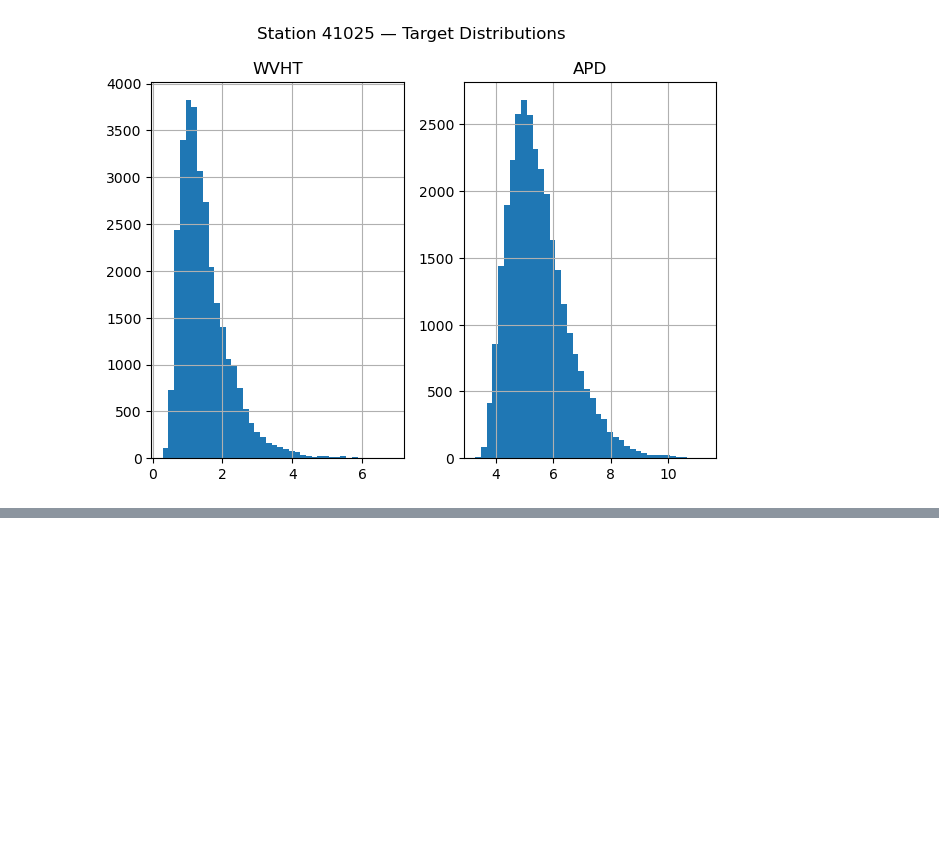
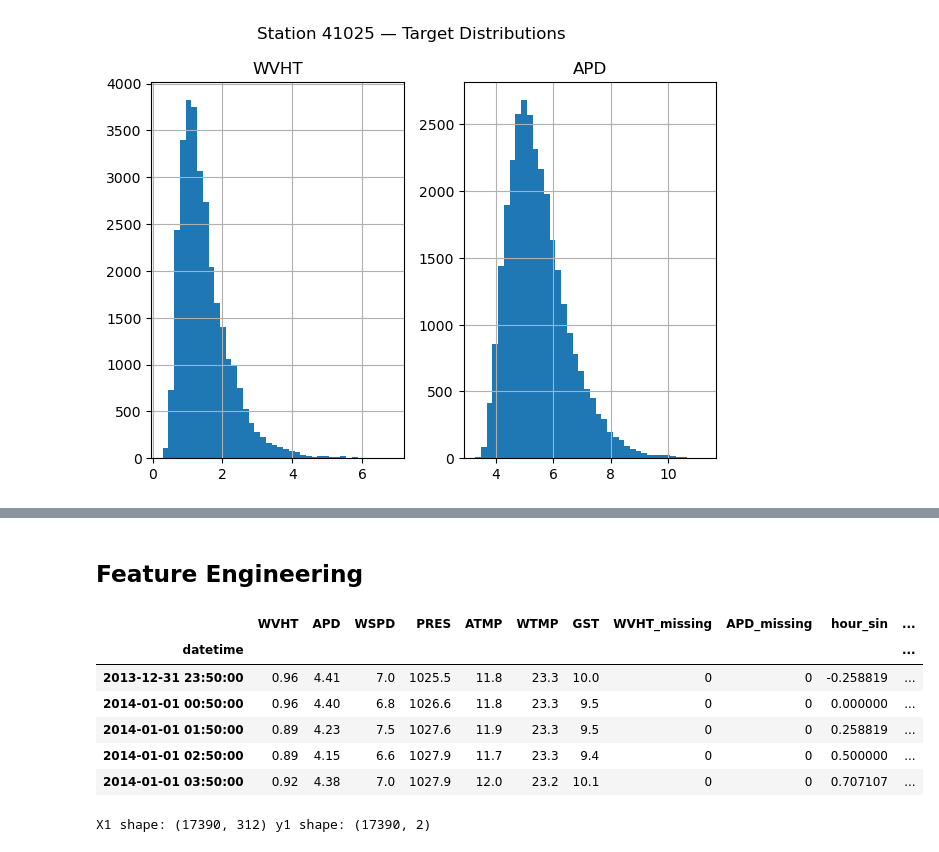
Before and after one commit to RichelCode/WAVE-CONFERENCE-, a Jupyter notebook: WAVE CONFERENCE.ipynb, the cells around one changed output, grey strips where cells are left out. Cells and saved outputs as stored; diff of their text form; code cells hidden in the pictures; blank space fills up the shorter version.

```diff
--- a/WAVE CONFERENCE.ipynb
+++ b/WAVE CONFERENCE.ipynb
@@ -248,3 +256,15 @@ plt.tight_layout()
 plt.show()
 # %% [output]
 [figure]
+# %%
+df = df_41025.copy()
+
+df = df.sort_index()
+print("Index sorted:", df.index.is_monotonic_increasing)
+print("Time range:", df.index.min(), "→", df.index.max())
+print("Columns:", df.columns.tolist())
+
+df = df.asfreq("1H")
+
+print("\nMissingness (%):")
+print((df.isna().mean()*100).sort_values(ascending=False))
@@ -250,0 +287,68 @@ plt.show()
+# %% [markdown]
+## Feature Engineering
+# %%
+def add_time_features(df):
+    out = df.copy()
+    out["hour"] = out.index.hour
+    out["doy"] = out.index.dayofyear
+
+    out["hour_sin"] = np.sin(2*np.pi*out["hour"]/24)
+    out["hour_cos"] = np.cos(2*np.pi*out["hour"]/24)
+
+    out["doy_sin"] = np.sin(2*np.pi*out["doy"]/365.25)
+    out["doy_cos"] = np.cos(2*np.pi*out["doy"]/365.25)
+
+    out = out.drop(columns=["hour","doy"])
+    return out
+
+df = add_time_features(df)
+df.head()
+# %% [output]
+|  | WVHT | APD | WSPD | PRES | ATMP | WTMP | GST | WVHT_missing | APD_missing | hour_sin | ... |
+| datetime |  |  |  |  |  |  |  |  |  |  | ... |
+| 2013-12-31 23:50:00 | 0.96 | 4.41 | 7.0 | 1025.5 | 11.8 | 23.3 | 10.0 | 0 | 0 | -0.258819 | ... |
+| 2014-01-01 00:50:00 | 0.96 | 4.40 | 6.8 | 1026.6 | 11.8 | 23.3 | 9.5 | 0 | 0 | 0.000000 | ... |
+| 2014-01-01 01:50:00 | 0.89 | 4.23 | 7.5 | 1027.6 | 11.9 | 23.3 | 9.5 | 0 | 0 | 0.258819 | ... |
+| 2014-01-01 02:50:00 | 0.89 | 4.15 | 6.6 | 1027.9 | 11.7 | 23.3 | 9.4 | 0 | 0 | 0.500000 | ... |
+| 2014-01-01 03:50:00 | 0.92 | 4.38 | 7.0 | 1027.9 | 12.0 | 23.2 | 10.1 | 0 | 0 | 0.707107 | ... |
+# %%
+BASE_FEATURES = [c for c in ["WVHT","APD","WSPD","PRES","ATMP","WTMP","GST",
+                            "WVHT_missing","APD_missing",
+                            "hour_sin","hour_cos","doy_sin","doy_cos"]
+                 if c in df.columns]
+
+def make_supervised(df, horizon_h=1, L=24, features=BASE_FEATURES):
+    """
+    Build X, y for direct forecasting:
+    X_t = past L hours of features up to time t (lags 1..L)
+    y_t = [WVHT, APD] at time t+horizon_h
+    """
+    d = df.copy()
+
+    # Target (future)
+    d["y_wvht"] = d["WVHT"].shift(-horizon_h)
+    d["y_apd"]  = d["APD"].shift(-horizon_h)
+
+    # Lag features (past only)
+    for col in features:
+        for lag in range(1, L+1):
+            d[f"{col}_lag{lag}"] = d[col].shift(lag)
+
+    # Keep only rows where:
+    # - targets exist
+    # - ALL lag features exist (no leakage, no missing inside window)
+    lag_cols = [c for c in d.columns if "_lag" in c]
+    X_cols = lag_cols
+
+    d = d.dropna(subset=["y_wvht","y_apd"] + X_cols)
+
+    X = d[X_cols]
+    y = d[["y_wvht","y_apd"]]
+
+    return X, y, d
+
+
+X1, y1, d1 = make_supervised(df, horizon_h=1, L=24)
+print("X1 shape:", X1.shape, "y1 shape:", y1.shape)
+# %% [output]
+X1 shape: (17390, 312) y1 shape: (17390, 2)
```
Also changed, not shown: parts of 2 cells of this notebook.
